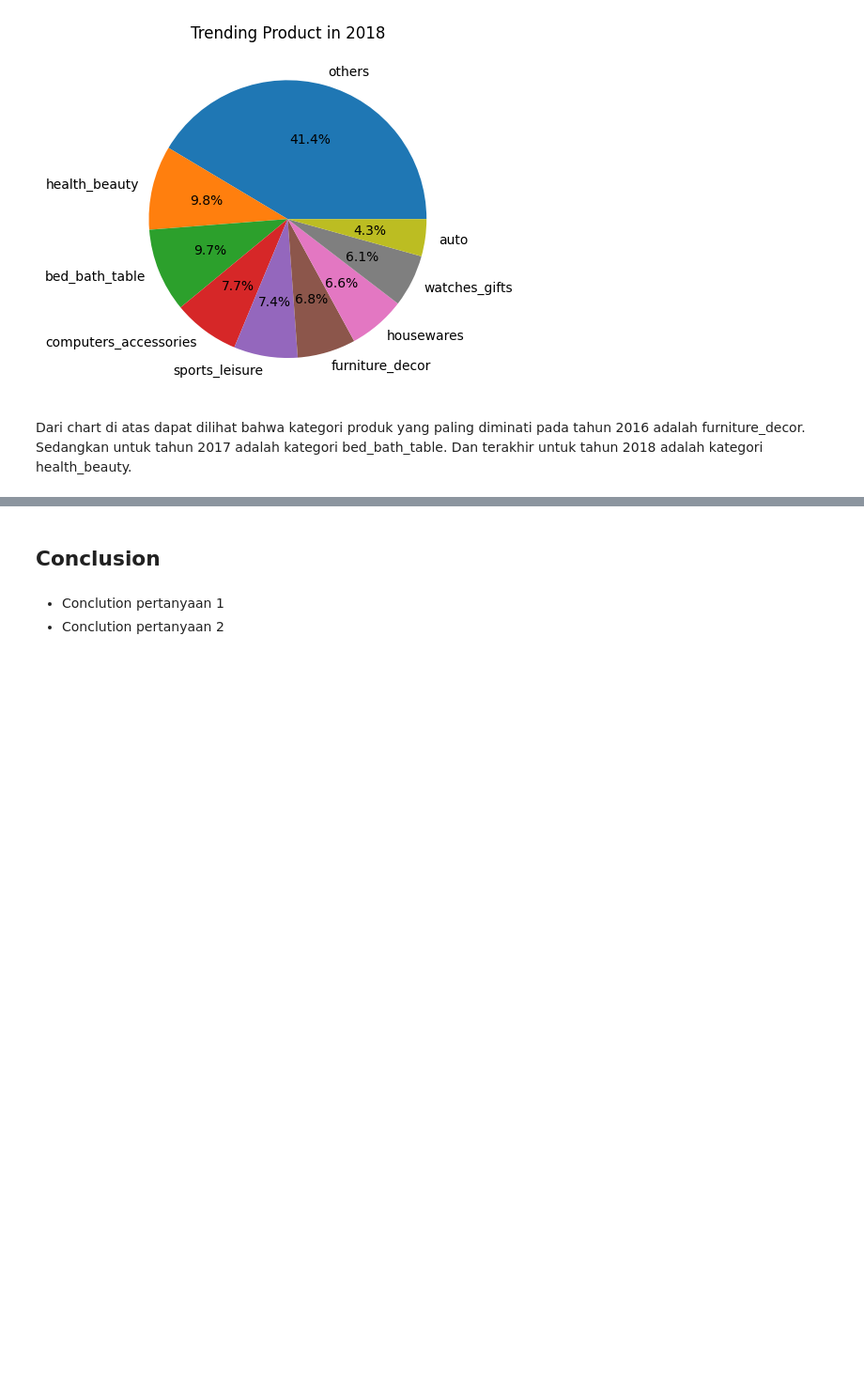
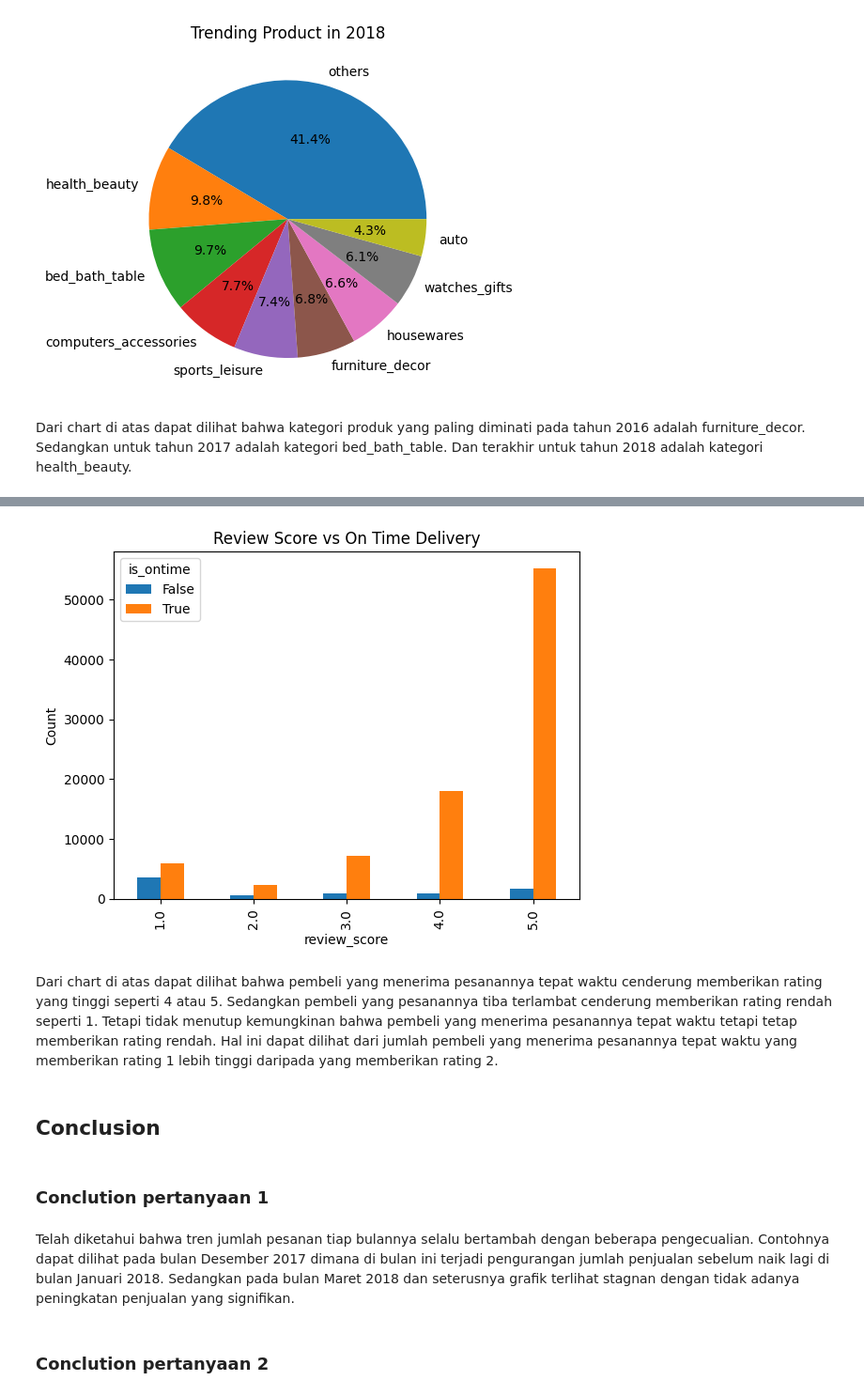
Before and after one commit to dfawwazpk/proyek-analisis-data-ecommerce, a Jupyter notebook: Proyek_Analisis_Data.ipynb, the cells around one changed output, grey strips where cells are left out. Shown at 94% size. Drawn from its saved outputs; the diff is of its cells as text; code cells hidden in the pictures; blank space fills up the shorter version.

Commit message:
visualized data for each question and added export cleaned dataframe

```diff
--- a/Proyek_Analisis_Data.ipynb
+++ b/Proyek_Analisis_Data.ipynb
@@ -685,9 +486,7 @@ Dari chart di atas dapat dilihat bahwa kategori produk yang paling diminati pada
 # %%
-buyer_seller_distance = pd.merge(
-    order_item_data[['order_id', 'seller_id']],
-    order_data[['order_id', 'customer_id', 'order_days_taken']],
+order_review_data = pd.merge(
+    order_data[['order_id','is_ontime']],
+    order_review_data[['order_id', 'review_score']],
     how='left',
     on='order_id'
 )
-
-buyer_seller_distance.drop_duplicates(inplace=True)
@@ -702,0 +493,3 @@ buyer_seller_distance.head()
+# %%
+order_review_data = order_review_data.groupby(['review_score', 'is_ontime']).size().unstack()
+order_review_data.head()
@@ -703,5 +504,18 @@ buyer_seller_distance.head()
+# %%
+order_review_data.plot(kind='bar')
+plt.xlabel('review_score')
+plt.ylabel('Count')
+plt.title('Review Score vs On Time Delivery')
+plt.show()
+# %% [output]
+[figure, added]
+# %% [markdown]
+Dari chart di atas dapat dilihat bahwa pembeli yang menerima pesanannya tepat waktu cenderung memberikan rating yang tinggi seperti 4 atau 5. Sedangkan pembeli yang pesanannya tiba terlambat cenderung memberikan rating rendah seperti 1. Tetapi tidak menutup kemungkinan bahwa pembeli yang menerima pesanannya tepat waktu tetapi tetap memberikan rating rendah. Hal ini dapat dilihat dari jumlah pembeli yang menerima pesanannya tepat waktu yang memberikan rating 1 lebih tinggi daripada yang memberikan rating 2.
 # %% [markdown]
 ## Conclusion
 # %% [markdown]
-- Conclution pertanyaan 1
-- Conclution pertanyaan 2
+### Conclution pertanyaan 1
+# %% [markdown]
+Telah diketahui bahwa tren jumlah pesanan tiap bulannya selalu bertambah dengan beberapa pengecualian. Contohnya dapat dilihat pada bulan Desember 2017 dimana di bulan ini terjadi pengurangan jumlah penjualan sebelum naik lagi di bulan Januari 2018. Sedangkan pada bulan Maret 2018 dan seterusnya grafik terlihat stagnan dengan tidak adanya peningkatan penjualan yang signifikan.
+# %% [markdown]
+### Conclution pertanyaan 2
```
Also changed, not shown: parts of 38 cells of this notebook, 2 other files.
